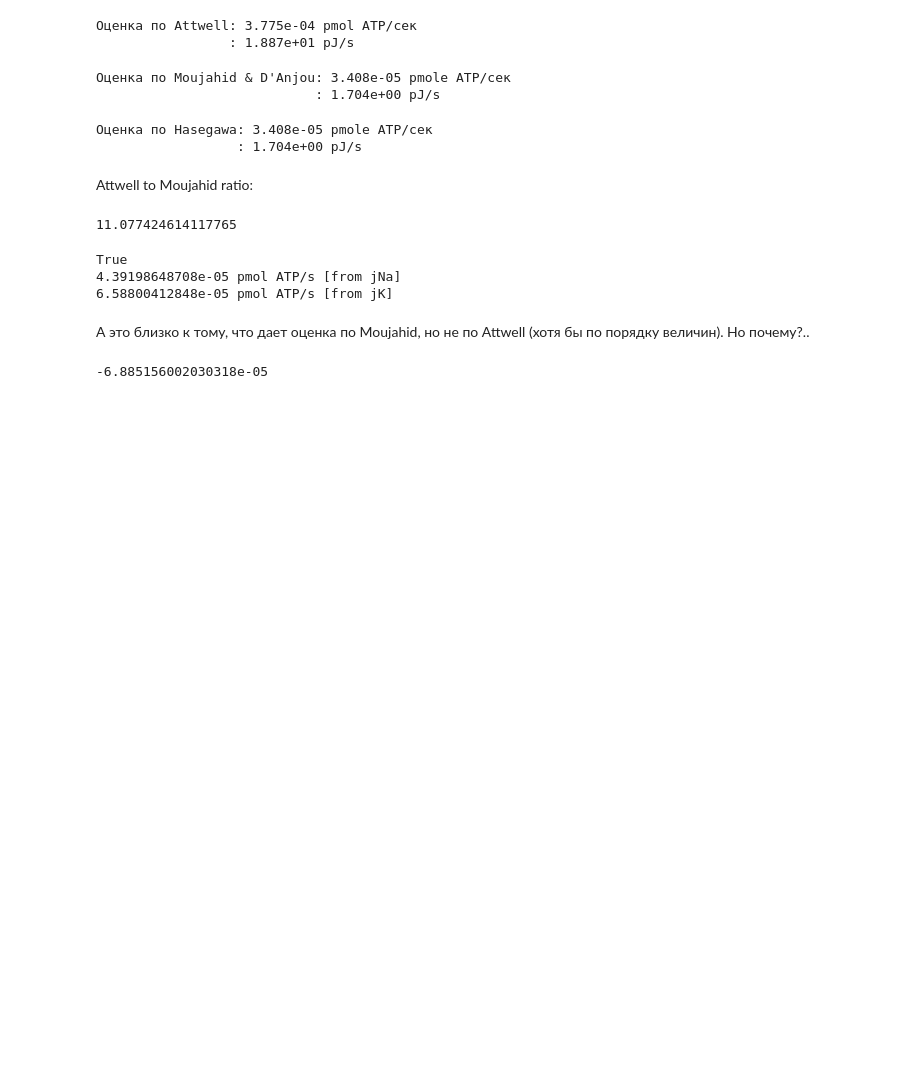
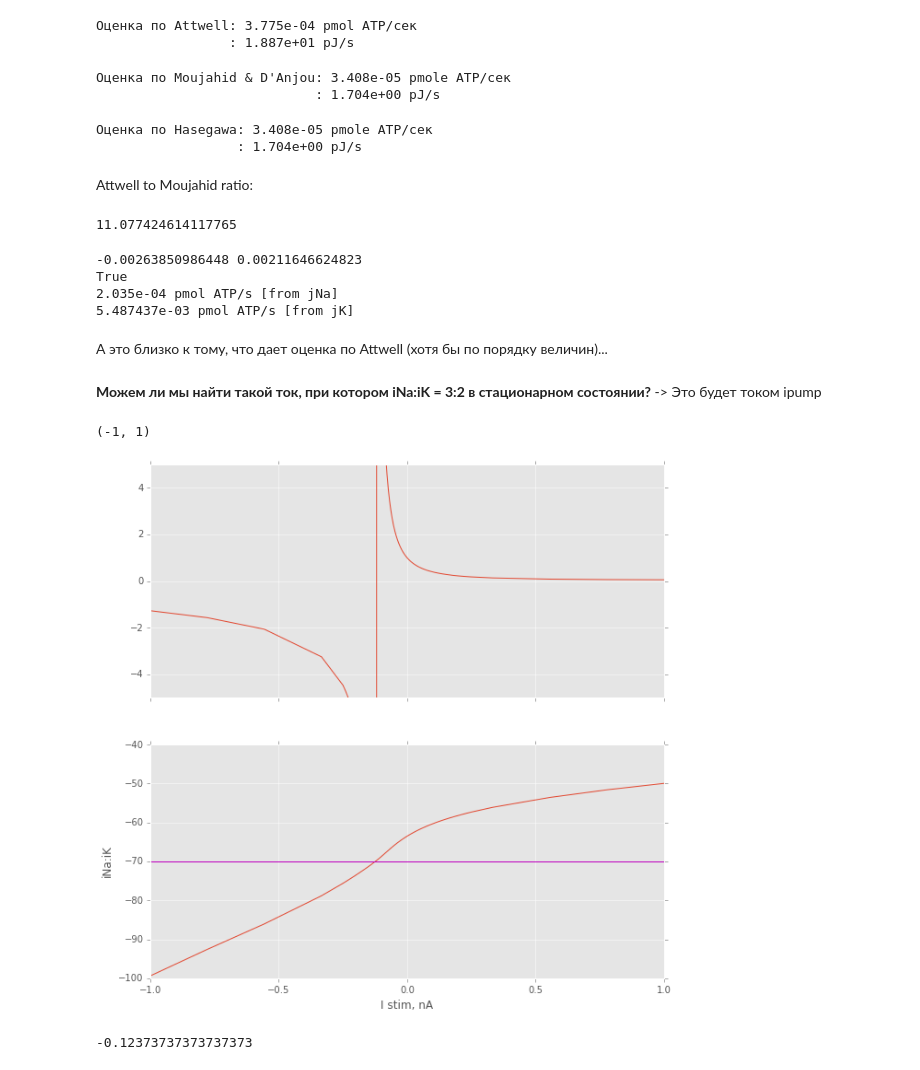
Before and after one commit to abrazhe/OC2, a Jupyter notebook: RM03-modfiles/EnergyCalc-1.ipynb, the cells around one changed output. Saved outputs shown, nothing was run; the diff lists cells and outputs as text; code cells hidden in the pictures; blank space fills up the shorter version.

Commit message:
finding ipump...

```diff
--- a/RM03-modfiles/EnergyCalc-1.ipynb
+++ b/RM03-modfiles/EnergyCalc-1.ipynb
@@ -204,6 +216,9 @@ rATP_bushy/rATP_bushy2
 # %%
-jk = (bushy.ik + 0.8*seg.ih.i)*soma_area/F # mmol/s
-jna = (bushy.ina + 0.2*seg.ih.i)*soma_area/F
+inah, ikh = split_ih(seg)
+print inah, ikh
+
+jk = (bushy.ik + ikh)*soma_area/F # mmol/s
+jna = (bushy.ina + inah)*soma_area/F
 
 ## В текущей модели, получается, что jk=jna, что сложно совместимо
 ## со стехиометрией Na,K-АТФ-азы
@@ -214,15 +229,50 @@ jatp_na = -jna/3
 jatp_k = jk/2
 
 
-print jatp_na*1e9, 'pmol ATP/s [from jNa]'
-print jatp_k*1e9, 'pmol ATP/s [from jK]'
+print '%0.3e'%(jatp_na*1e9), 'pmol ATP/s [from jNa]'
+print '%03e'%(jatp_k*1e9), 'pmol ATP/s [from jK]'
 # %% [output]
+-0.00263850986448 0.00211646624823
 True
-4.39198648708e-05 pmol ATP/s [from jNa]
-6.58800412848e-05 pmol ATP/s [from jK]
+2.035e-04 pmol ATP/s [from jNa]
+5.487437e-03 pmol ATP/s [from jK]
 # %% [markdown]
-А это близко к тому, что дает оценка по Moujahid, но не по Attwell (хотя бы по порядку величин). Но почему?..
+А это близко к тому, что дает оценка по  Attwell (хотя бы по порядку величин)...
-# %%
-seg.ina
-# %% [output]
--6.885156002030318e-05
+# %% [markdown]
+**Можем ли мы найти такой ток, при котором iNa:iK = 3:2 в стационарном состоянии?** -> Это будет током ipump
+# %%
+istim = h.IClamp(bushy(0.5))
+# %%
+istim.delay = 0.01
+istim.dur = 10000
+amps = linspace(-1,1,10)
+amps = concatenate([amps, linspace(-0.25,0.25,100)])
+amps = sorted(amps)
+cur_ratio = []
+vrest = []
+h.tstop = 2000
+for amp in amps:
+    istim.amp = amp
+    h.run()
+    inah,ikh = split_ih(seg)
+    ina = (bushy.ina + inah)
+    ik = (bushy.ik + ikh)
+    vrest.append(seg.v)
+    cur_ratio.append(ina/ik)
+# %%
+f, axs = subplots(2,1,sharex=True,figsize=(10,10))
+axs[0].plot(amps, -array(cur_ratio))
+setp(axs[0], ylim=(-5,5))
+ylabel('iNa:iK')
+axs[1].plot(amps, vrest)
+axs[1].axhline(-70, color='m')
+xlabel('I stim, nA')
+xlim(-1,1)
+# %% [output]
+(-1, 1)
+[figure, added]
+# %%
+Icut= amps[argmin((array(vrest)+70)**2)]
+Icut
+# %% [output]
+-0.12373737373737373
```
Also changed, not shown: parts of 20 cells of this notebook.
